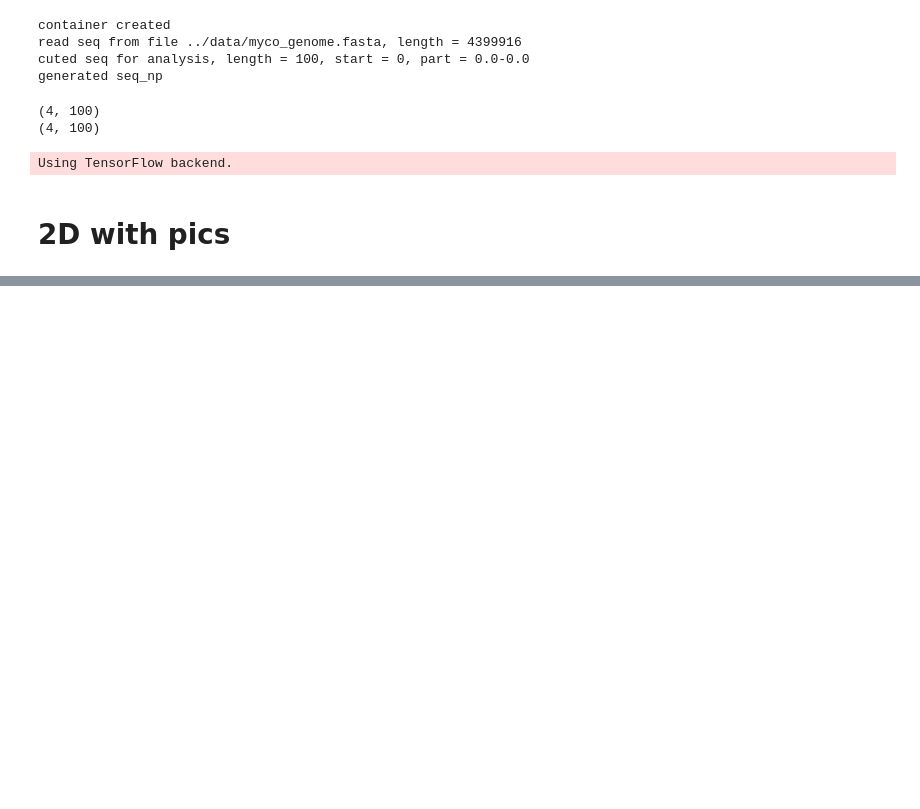
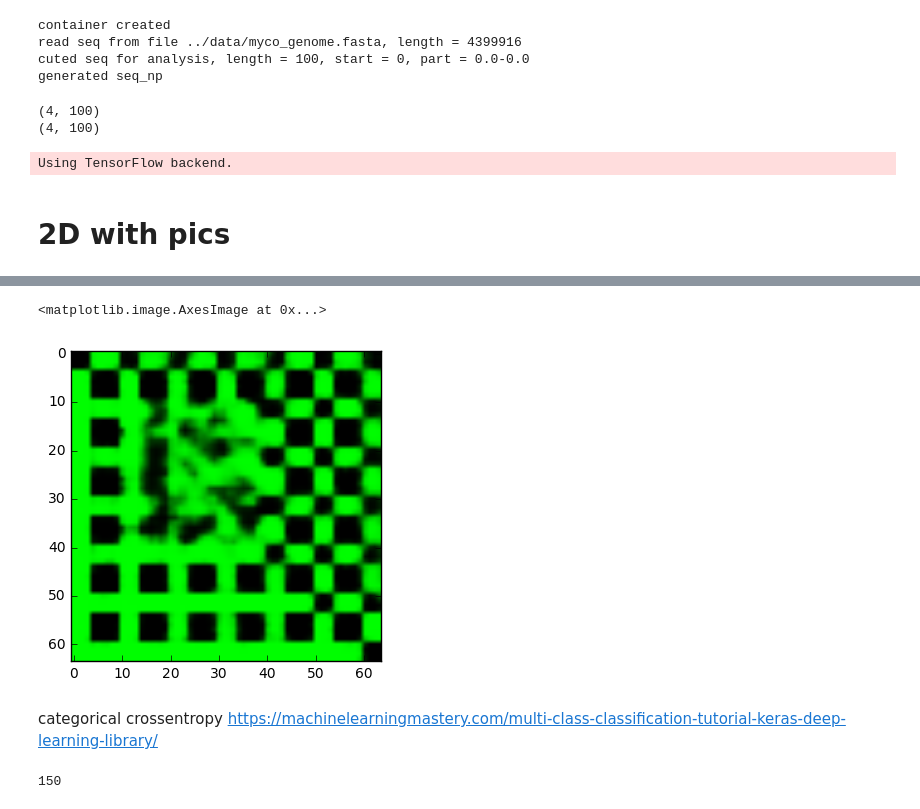
Before and after one commit to litvinanna/neuro_tools, a Jupyter notebook: cnn_autoencoder.ipynb, the cells around one changed output, grey strips where cells are left out. Drawn from its saved outputs; the diff is of its cells as text; code cells hidden in the pictures; blank space fills up the shorter version.

```diff
--- a/cnn_autoencoder.ipynb
+++ b/cnn_autoencoder.ipynb
@@ -103,14 +110,14 @@ from keras.models import Model
 # %%
 input_shape = (length, length, 32)
 
-input_img = Input(shape=(128, 128, 32))
-x1 = Conv2D(16, (3, 3), activation='relu', padding='same')(input_img)
+input_img = Input(shape=(length, length, 32))
+x1 = Conv2D(16, (4, 4), activation='relu', padding='same')(input_img)
 x1 = MaxPooling2D((2, 2), padding='same')(x1) # x1 (64, 64, 16)
 
-x2 = Conv2D(8, (3, 3), activation='relu', padding='same')(x1)
+x2 = Conv2D(8, (4, 4), activation='relu', padding='same')(x1)
 x2 = MaxPooling2D((2, 2), padding='same')(x2) # x2 (32, 32, 8)
 
-x3 = Conv2D(8, (3, 3), activation='relu', padding='same')(x2)
+x3 = Conv2D(8, (4, 4), activation='relu', padding='same')(x2)
 x3 = MaxPooling2D((2, 2), padding='same')(x3) #x3 (16, 16, 8)
 
 # at this point the representation is (4, 4, 8) i.e. 128-dimensional
@@ -188,4 +195,9 @@ out.shape
 # %%
 out_image = (out * 255).astype(np.uint8)
-image = Image.fromarray(out_image)
-image.show()
+plt.imshow(out_image)
+# %% [output]
+<matplotlib.image.AxesImage at 0x...>
+[figure, added]
+# %% [markdown]
+categorical crossentropy
+https://machinelearningmastery.com/multi-class-classification-tutorial-keras-deep-learning-library/
@@ -191,0 +226,4 @@ image.show()
+# %%
+len(Y)
+# %% [output]
+150
```
Also changed, not shown: parts of 21 cells of this notebook, 7 other files.
